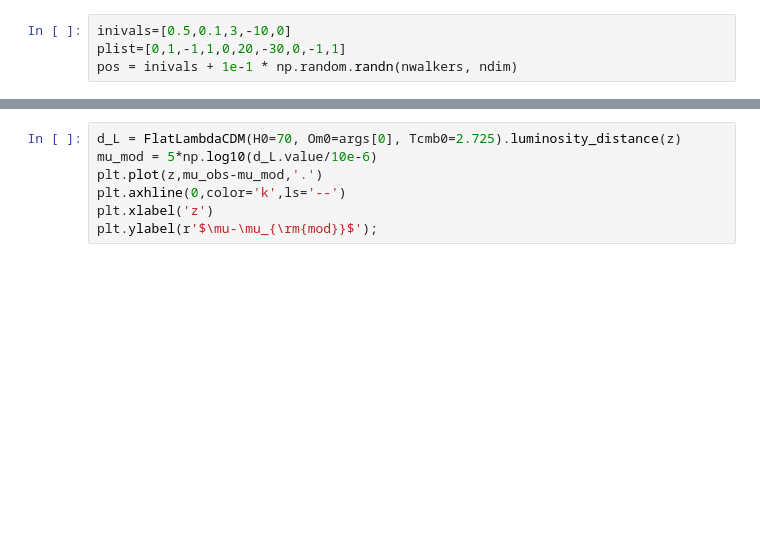
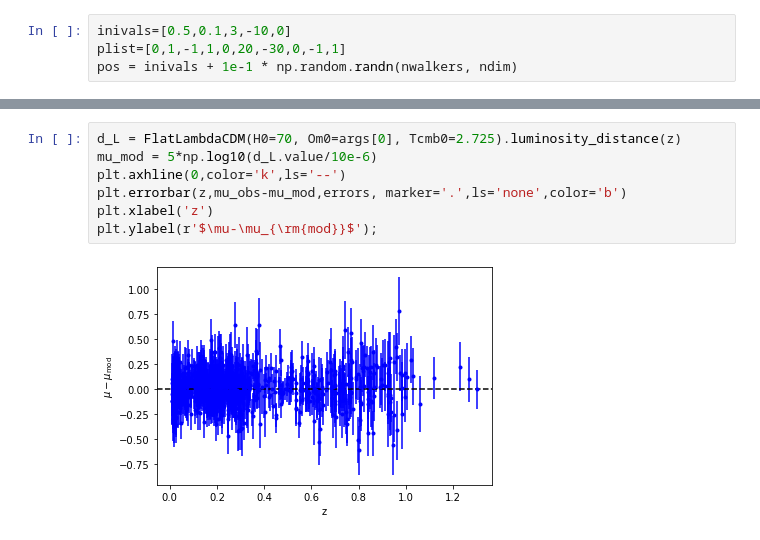
Before and after one commit to DCIDA2019/dcida2020ii-HiramHerrera, a Jupyter notebook: proyecto/supernovas.ipynb, the cells around one changed output, grey strips where cells are left out. Drawn from its saved outputs; the diff is of its cells as text; blank space fills up the shorter version.

```diff
--- a/proyecto/supernovas.ipynb
+++ b/proyecto/supernovas.ipynb
@@ -123,7 +150,9 @@ plt.legend();
 # %%
 d_L = FlatLambdaCDM(H0=70, Om0=args[0], Tcmb0=2.725).luminosity_distance(z)
 mu_mod = 5*np.log10(d_L.value/10e-6)
-plt.plot(z,mu_obs-mu_mod,'.')
 plt.axhline(0,color='k',ls='--')
+plt.errorbar(z,mu_obs-mu_mod,errors, marker='.',ls='none',color='b')
 plt.xlabel('z')
 plt.ylabel(r'$\mu-\mu_{\rm{mod}}$');
+# %% [output]
+[figure, added]
```
Also changed, not shown: parts of 12 cells of this notebook.
